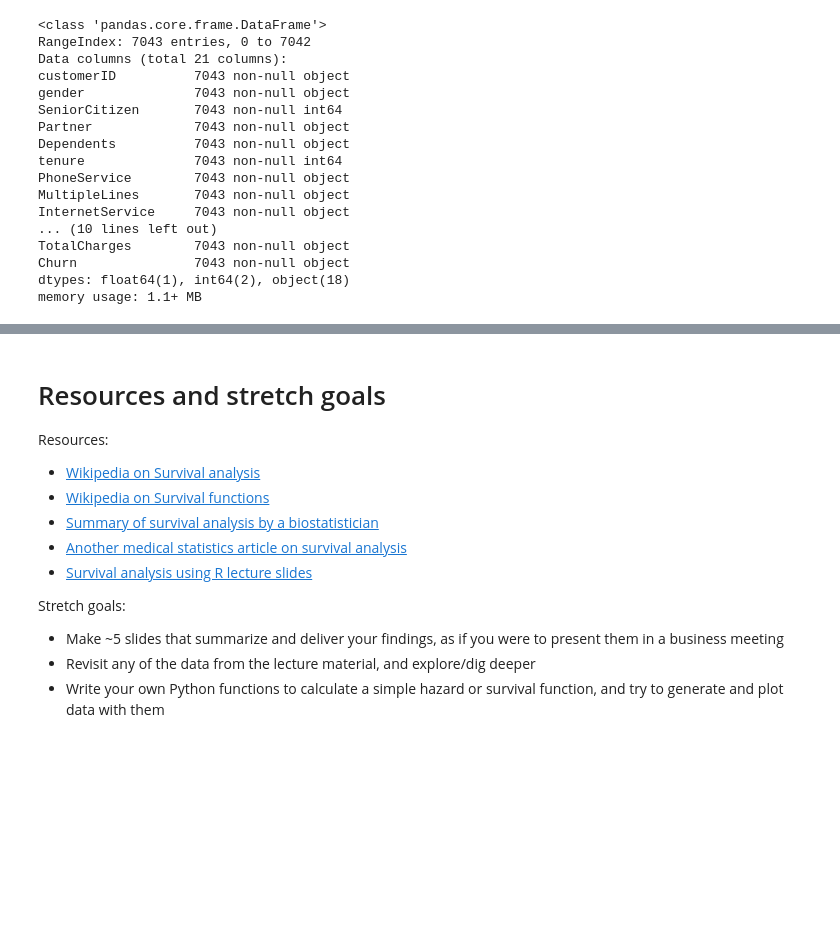
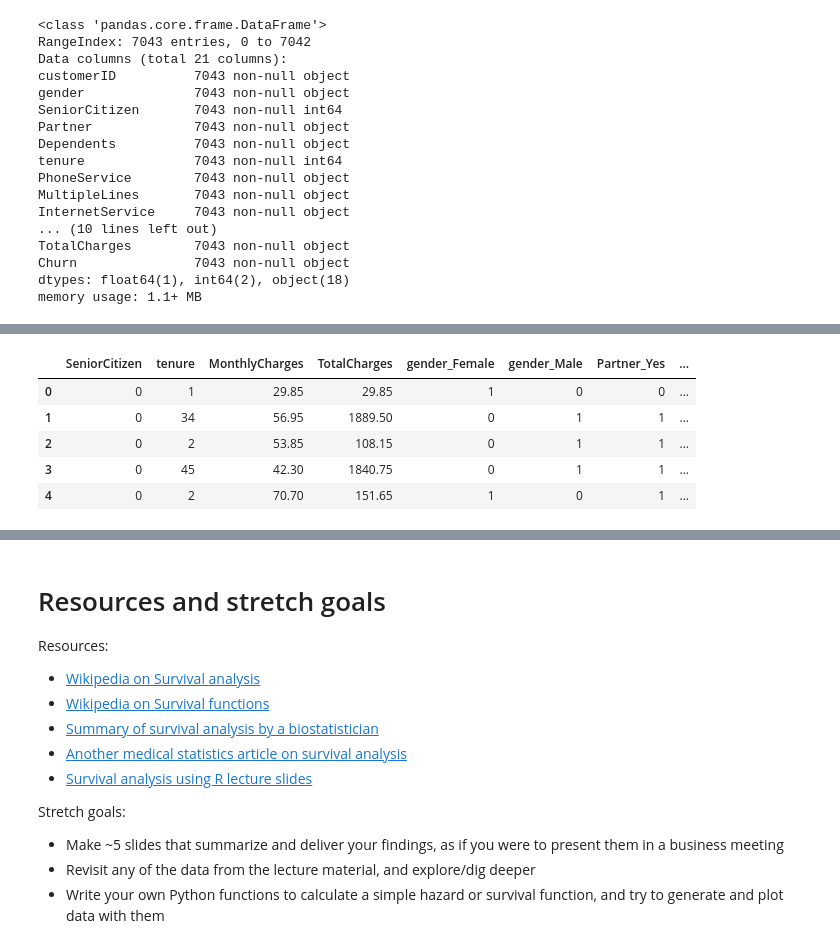
Before and after one commit to bloominstituteoftechnology/DS-Unit-2-Sprint-3-Advanced-Regression, a Jupyter notebook: module2-survival-analysis/LS_DS_232_Survival_Analysis.ipynb, the cells around one changed output, grey strips where cells are left out. Cells and saved outputs as stored; diff of their text form; code cells hidden in the pictures; blank space fills up the shorter version.

```diff
--- a/module2-survival-analysis/LS_DS_232_Survival_Analysis.ipynb
+++ b/module2-survival-analysis/LS_DS_232_Survival_Analysis.ipynb
@@ -750,3 +768,6 @@ TotalCharges        7043 non-null object
 Churn               7043 non-null object
 dtypes: float64(1), int64(2), object(18)
 memory usage: 1.1+ MB
+# %%
+churn_data.replace('?', np.nan, inplace=True)
+churn_data.isna().sum()
@@ -752,0 +802,34 @@ memory usage: 1.1+ MB
+# %%
+
+def one_hot(df, c):
+  values = array(df[c].values.reshape(-1,1))
+  onehot_encoded = onehot_encoder.fit_transform(values)
+  # print(onehot_encoded.shape)
+  return pd.DataFrame([pd.Series(row) for row in onehot_encoded])
+
+columns = churn_data.select_dtypes(include=[object]).columns.drop(['customerID', 'TotalCharges'])
+df = churn_data.copy()
+for c in columns:
+   df[[(c + "_" + v) for v in df[c].unique().tolist()]] = one_hot(df, c)
+   df.drop(c, inplace=True, axis=1)
+# %%
+def bad_float(r):
+   f = float(0)
+   try:
+     f = float(r)
+   except:
+     print(r)
+     # raise ValueError("float exception for |" + r + '|')
+   finally:
+     return f
+# %%
+df.TotalCharges = df.TotalCharges.apply(lambda t: bad_float(t))
+df.drop('customerID', inplace=True, axis=1)
+df.head()
+# %% [output]
+|  | SeniorCitizen | tenure | MonthlyCharges | TotalCharges | gender_Female | gender_Male | Partner_Yes | ... |
+| 0 | 0 | 1 | 29.85 | 29.85 | 1 | 0 | 0 | ... |
+| 1 | 0 | 34 | 56.95 | 1889.50 | 0 | 1 | 1 | ... |
+| 2 | 0 | 2 | 53.85 | 108.15 | 0 | 1 | 1 | ... |
+| 3 | 0 | 45 | 42.30 | 1840.75 | 0 | 1 | 1 | ... |
+| 4 | 0 | 2 | 70.70 | 151.65 | 1 | 0 | 1 | ... |
```
Also changed, not shown: parts of 37 cells of this notebook.
